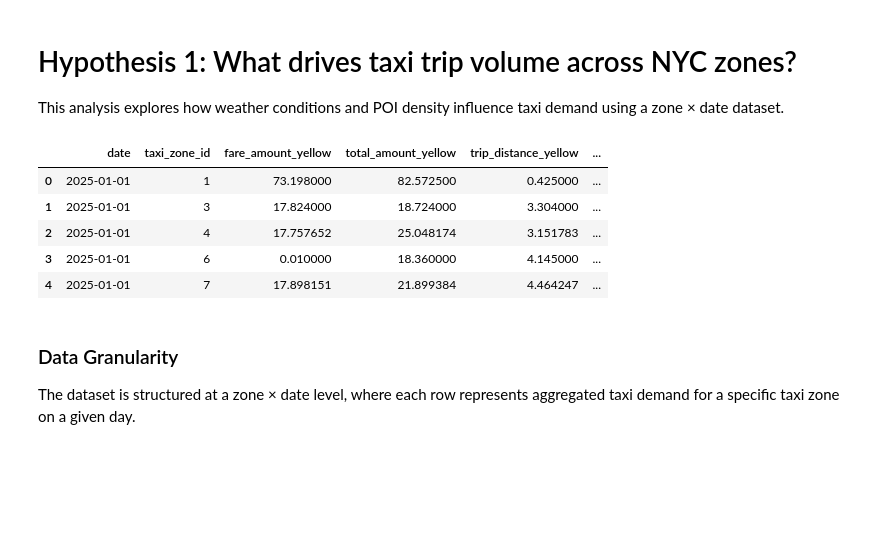
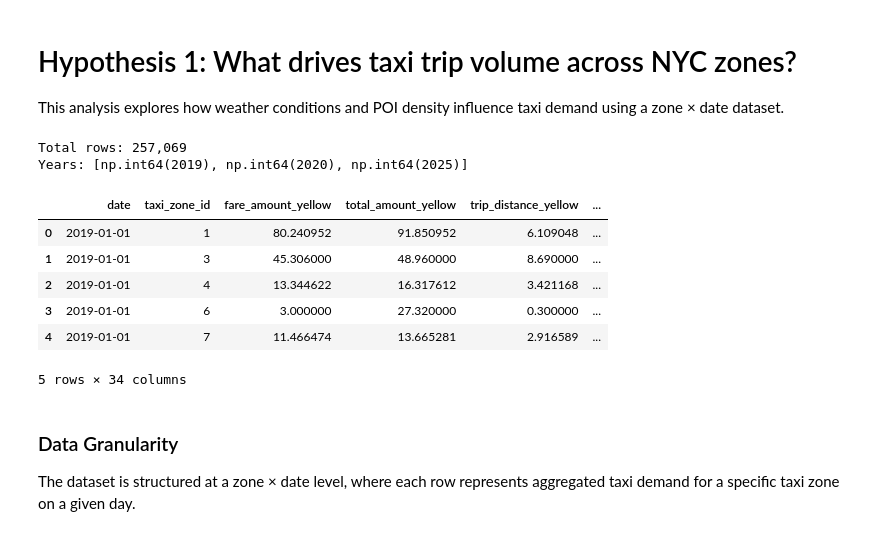
Before and after one commit to mmmmkk/DE-Final-Project-Group-Metropolitan, a Jupyter notebook: hypothesis_1_analysis.ipynb, the cells around one changed output. Cells and saved outputs as stored; diff of their text form; code cells hidden in the pictures; blank space fills up the shorter version.

```diff
--- a/hypothesis_1_analysis.ipynb
+++ b/hypothesis_1_analysis.ipynb
@@ -5,20 +5,33 @@ This analysis explores how weather conditions and POI density influence taxi dem
 # %%
 import pandas as pd
 import matplotlib.pyplot as plt
+import numpy as np
 
-df = pd.read_parquet("data/processed/final/zone_date_master_2025.parquet")
+YEAR_COLORS = {2019: "#2F5597", 2020: "#C0504D", 2025: "#548235"}
+PHASE_LABELS = {2019: "Pre-COVID baseline", 2020: "COVID disruption", 2025: "Post-COVID comparison"}
 
-# Filter to 2025
-df = df[df["date"] >= pd.to_datetime("2025-01-01").date()]
+dfs = []
+for year in [2019, 2020, 2025]:
+    _df = pd.read_parquet(f"data/processed/final/zone_date_master_{year}.parquet")
+    _df["year"] = year
+    dfs.append(_df)
 
+df = pd.concat(dfs, ignore_index=True)
+df["date"] = pd.to_datetime(df["date"]).dt.date
+
+print(f"Total rows: {len(df):,}")
+print(f"Years: {sorted(df['year'].unique())}")
 df.head()
 # %% [output]
+Total rows: 257,069
+Years: [np.int64(2019), np.int64(2020), np.int64(2025)]
 |  | date | taxi_zone_id | fare_amount_yellow | total_amount_yellow | trip_distance_yellow | ... |
-| 0 | 2025-01-01 | 1 | 73.198000 | 82.572500 | 0.425000 | ... |
-| 1 | 2025-01-01 | 3 | 17.824000 | 18.724000 | 3.304000 | ... |
-| 2 | 2025-01-01 | 4 | 17.757652 | 25.048174 | 3.151783 | ... |
-| 3 | 2025-01-01 | 6 | 0.010000 | 18.360000 | 4.145000 | ... |
-| 4 | 2025-01-01 | 7 | 17.898151 | 21.899384 | 4.464247 | ... |
+| 0 | 2019-01-01 | 1 | 80.240952 | 91.850952 | 6.109048 | ... |
+| 1 | 2019-01-01 | 3 | 45.306000 | 48.960000 | 8.690000 | ... |
+| 2 | 2019-01-01 | 4 | 13.344622 | 16.317612 | 3.421168 | ... |
+| 3 | 2019-01-01 | 6 | 3.000000 | 27.320000 | 0.300000 | ... |
+| 4 | 2019-01-01 | 7 | 11.466474 | 13.665281 | 2.916589 | ... |
+5 rows × 34 columns
 # %% [markdown]
 ### Data Granularity
 
```
Also changed, not shown: parts of 44 cells of this notebook, 3 other files.
